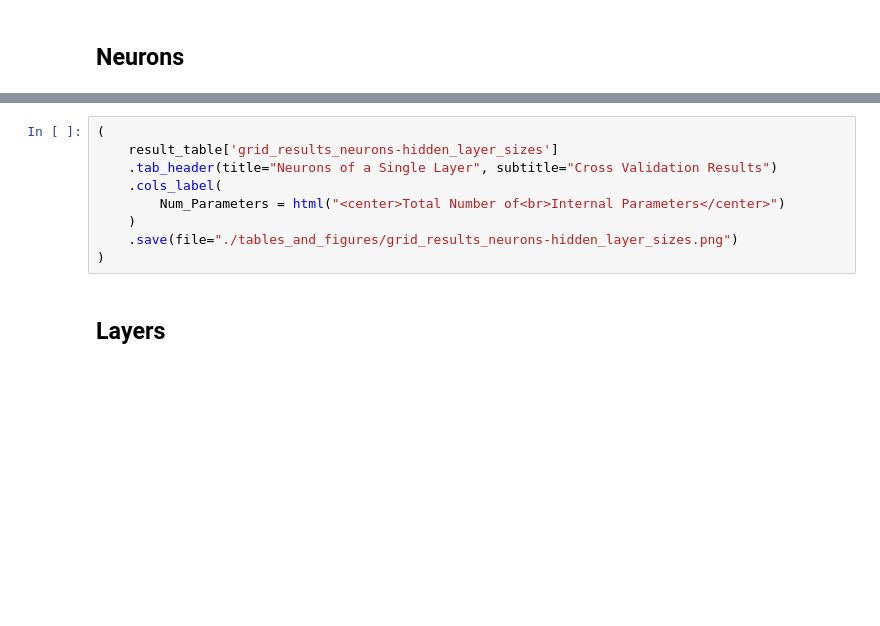
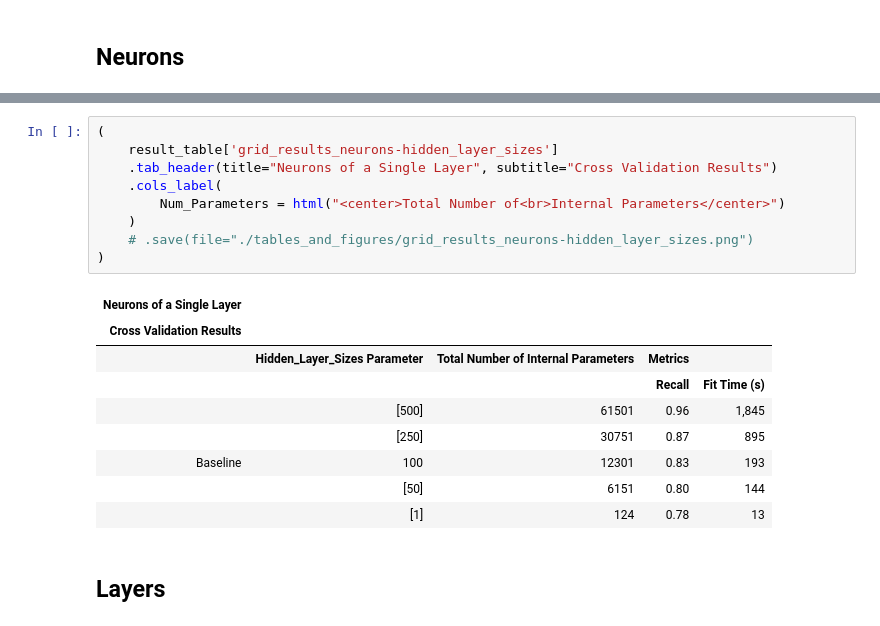
Before and after one commit to DecisionTreeBruining/212B-ML-Project, a Jupyter notebook: assignment_3/local_dev/taylor_fig_layers.ipynb, the cells around one changed output, grey strips where cells are left out. Drawn from its saved outputs; the diff is of its cells as text; blank space fills up the shorter version.

```diff
--- a/assignment_3/local_dev/taylor_fig_layers.ipynb
+++ b/assignment_3/local_dev/taylor_fig_layers.ipynb
@@ -126,12 +133,22 @@ for param, name_list in param_name.items():
 # %%
 (
     result_table['grid_results_neurons-hidden_layer_sizes']
     .tab_header(title="Neurons of a Single Layer", subtitle="Cross Validation Results")
     .cols_label(
         Num_Parameters = html("<center>Total Number of<br>Internal Parameters</center>")
     )
-    .save(file="./tables_and_figures/grid_results_neurons-hidden_layer_sizes.png")
+    # .save(file="./tables_and_figures/grid_results_neurons-hidden_layer_sizes.png")
 )
+# %% [output]
+| Neurons of a Single Layer |  |  |  |  |
+| Cross Validation Results |  |  |  |  |
+|  | Hidden_Layer_Sizes Parameter | Total Number of Internal Parameters | Metrics |  |
+|  |  |  | Recall | Fit Time (s) |
+|  | [500] | 61501 | 0.96 | 1,845 |
+|  | [250] | 30751 | 0.87 | 895 |
+| Baseline | 100 | 12301 | 0.83 | 193 |
+|  | [50] | 6151 | 0.80 | 144 |
+|  | [1] | 124 | 0.78 | 13 |
 # %% [markdown]
 ## Layers
 # %%
```
Also changed, not shown: parts of 5 cells of this notebook.
